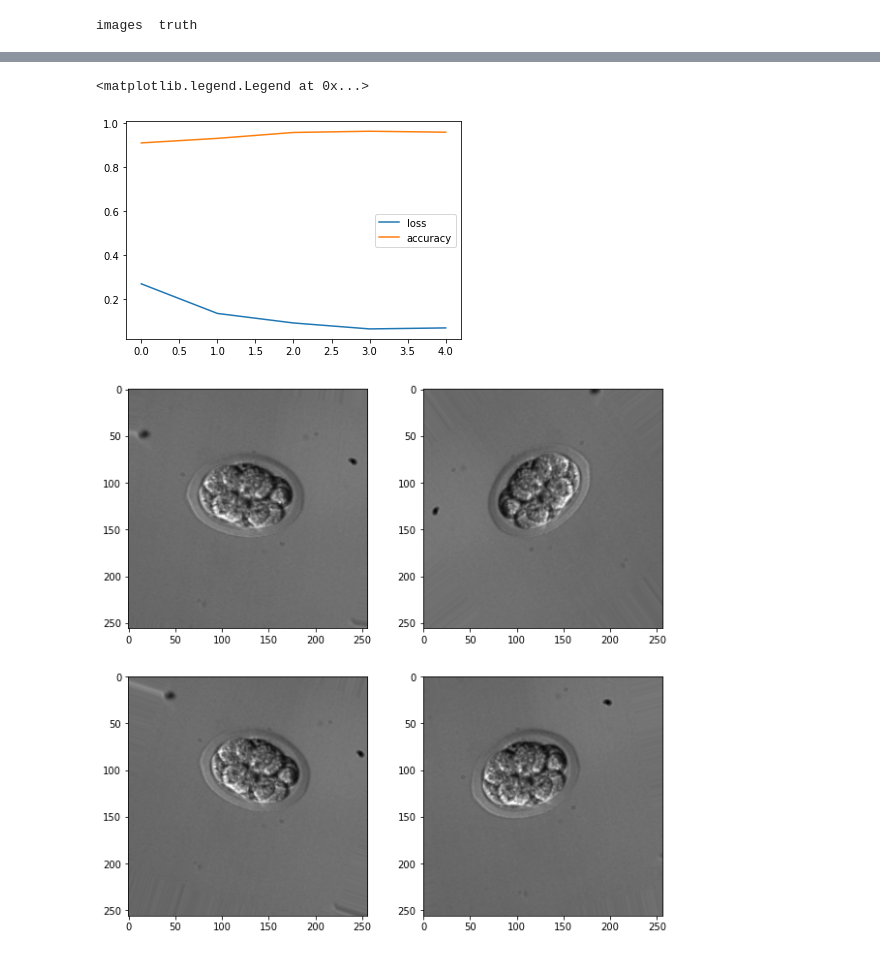
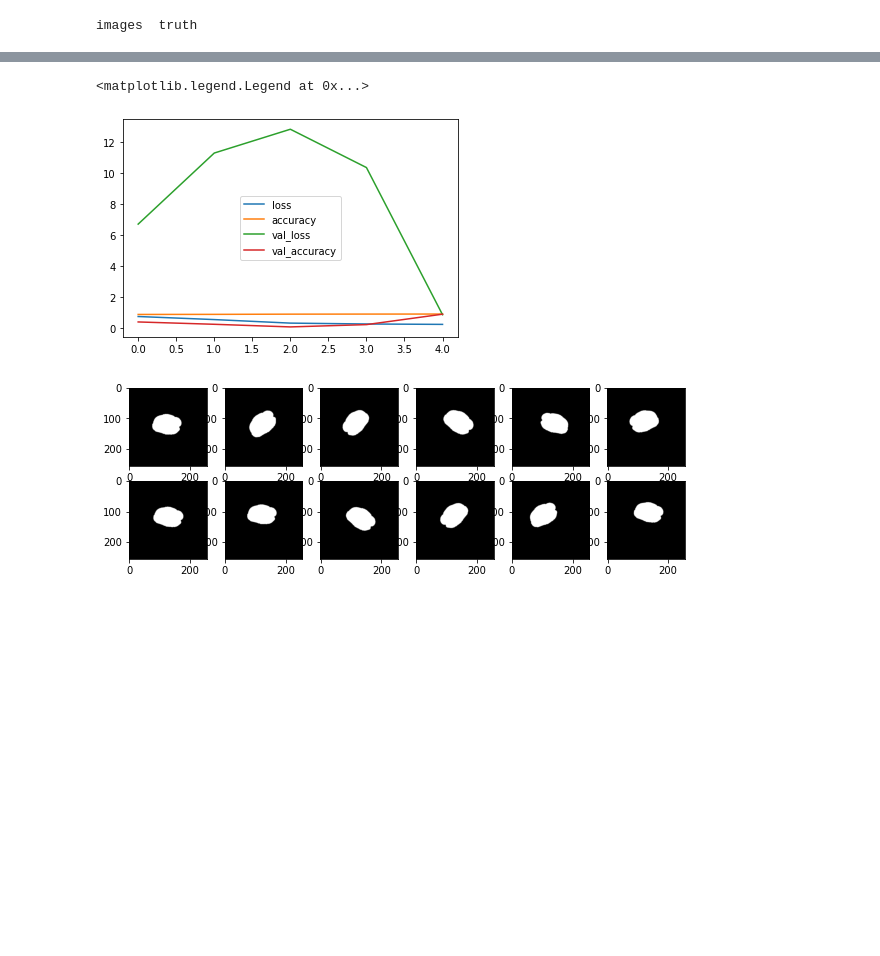
Before and after one commit to Nelson-Gon/cytounet, a Jupyter notebook: examples/embryos.ipynb, the cells around one changed output, grey strips where cells are left out. Drawn from its saved outputs; the diff is of its cells as text; code cells hidden in the pictures; blank space fills up the shorter version.

```diff
--- a/examples/embryos.ipynb
+++ b/examples/embryos.ipynb
@@ -50,11 +56,13 @@ Epoch 5/5
 # %%
 plt.plot(history.history['loss'])
 plt.plot(history.history['accuracy'])
-plt.legend(['loss', 'accuracy'])
+plt.plot(history.history['val_loss'])
+plt.plot(history.history['val_accuracy'])
+plt.legend(['loss', 'accuracy', 'val_loss', 'val_accuracy'])
 # %% [output]
 <matplotlib.legend.Legend at 0x...>
-[figure, old version]
+[figure, new version]
 # %%
-show_images("aug", image_suffix="png")
+show_images("aug/masks", image_suffix="png", number = 12)
 # %% [output]
-[figure, old version]
+[figure, new version]
```
Also changed, not shown: parts of 17 cells of this notebook, 4 other files.
